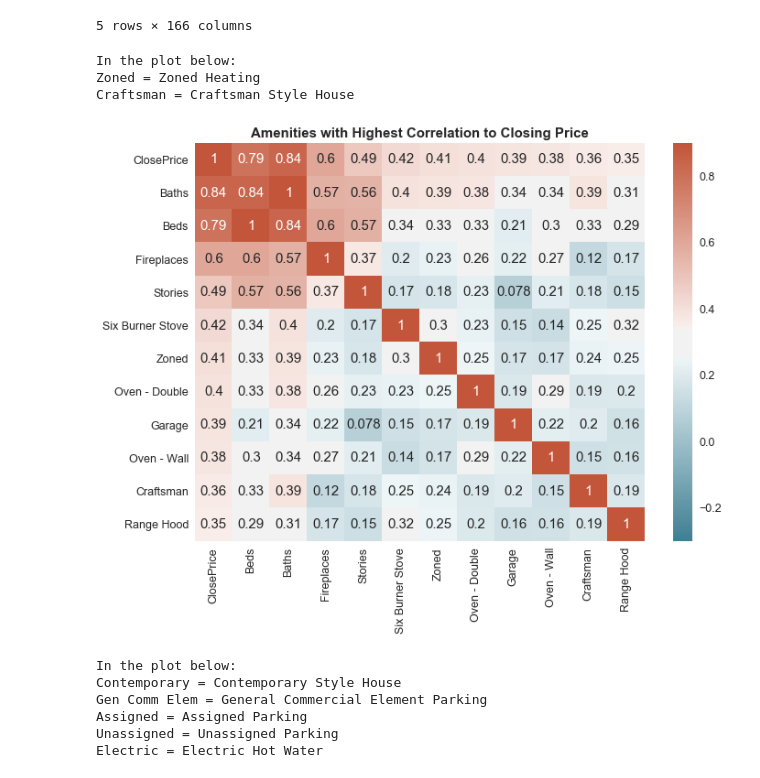
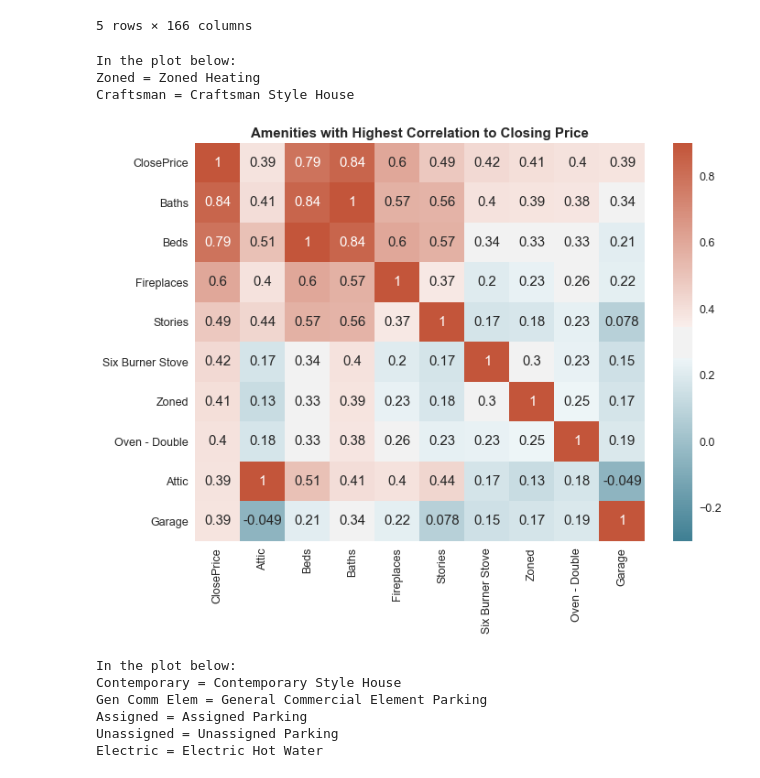
Before and after one commit to AMRiehle/gwu-python-project, a Jupyter notebook: Amenities Correlation.ipynb, the cells around one changed output. Saved outputs shown, nothing was run; the diff lists cells and outputs as text; code cells hidden in the pictures.

Commit message:
Work on Amenities notebook

```diff
--- a/Amenities Correlation.ipynb
+++ b/Amenities Correlation.ipynb
@@ -331,39 +331,39 @@ final_merged_df.rename(columns={'ClosePrice_x_x':'ClosePrice'}).head()
 # %%
 pos_corr_list = ['ClosePrice', 'Attic', 'Beds', 'Baths', 'Fireplaces', 'Stories']
 
-for item in amenities_df.sort_values('Close Price Correlation', ascending=False).index[0:7]:
+for item in amenities_df.sort_values('Close Price Correlation', ascending=False).index[0:4]:
     if item.split(" - ")[0] == 'Appliance':
         item = item.split('Appliance - ')
         pos_corr_list.append(item[1])
     elif item.split(" - ")[0] == 'Heating':
         item = item.split('Heating - ')
         pos_corr_list.append(item[1])
     elif item.split(" - ")[0] == 'Hot Water':
         item = item.split('Hot Water - ')
         pos_corr_list.append(item[1])
     elif item.split(" - ")[0] == 'Parking':
         item = item.split('Parking - ')
         pos_corr_list.append(item[1])
     elif item.split(" - ")[0] == 'Style':
         item = item.split('Style - ')
         pos_corr_list.append(item[1])
 
 print("In the plot below:")
 print("Zoned = Zoned Heating")
 print("Craftsman = Craftsman Style House")
 
 pos_corr = final_merged_df[pos_corr_list].corr().sort_values('ClosePrice', ascending=False)
 fig, ax = plt.subplots(figsize=(11, 8))
 sns.set(font_scale=1.25)
 cmap = sns.diverging_palette(220, 20, sep=20, as_cmap=True)
 sns.heatmap(pos_corr, cmap=cmap, vmin=-0.3, vmax=0.9, annot=True)
 plt.title('Amenities with Highest Correlation to Closing Price', fontweight='bold')
 plt.savefig('Images/Positive Amenity Correlation Matrix.PNG')
 # %% [output]
 In the plot below:
 Zoned = Zoned Heating
 Craftsman = Craftsman Style House
-[figure, old version]
+[figure, new version]
 # %%
 neg_corr_list = ['ClosePrice']
 
```
Also changed, not shown: parts of 2 cells of this notebook, 3 other files.
